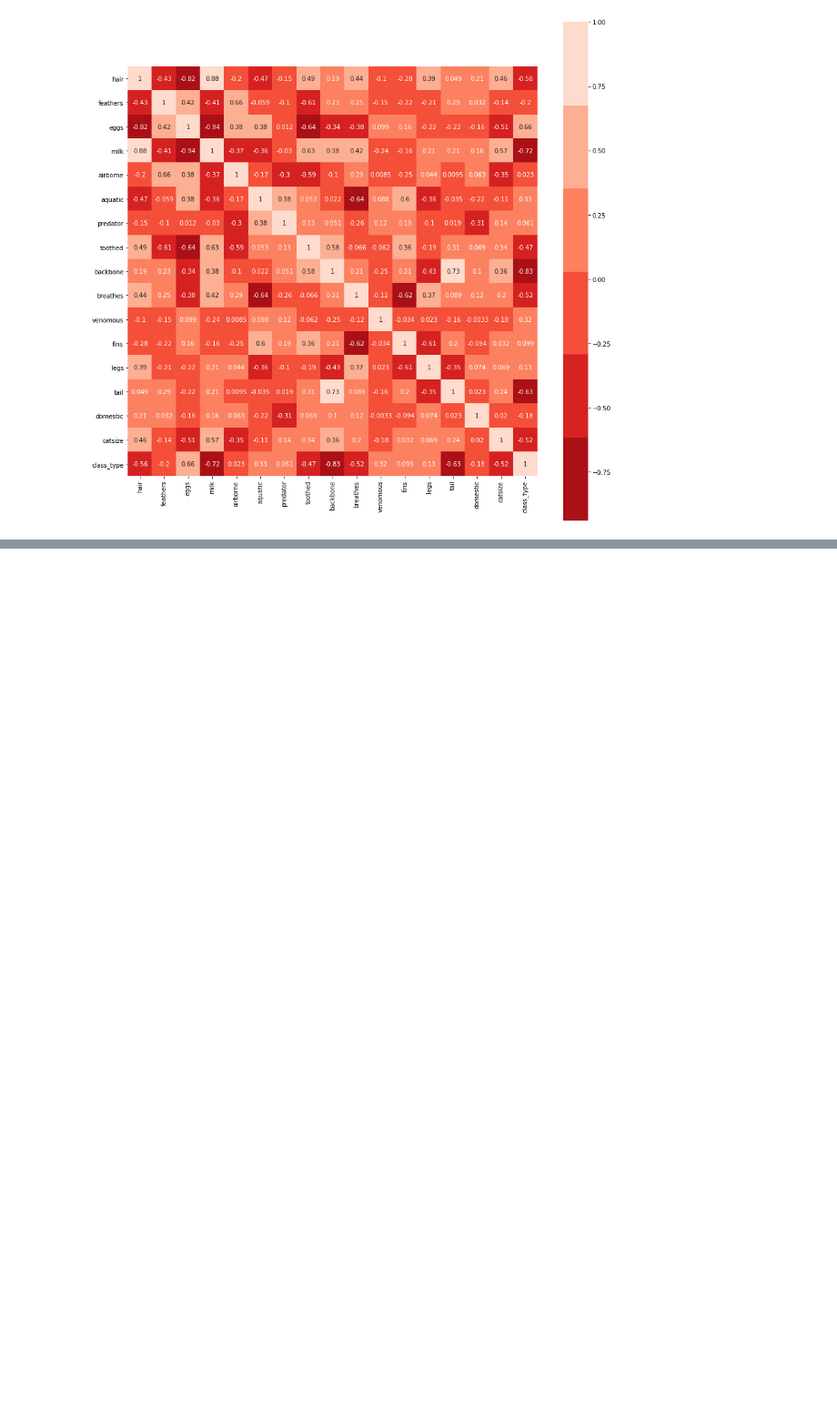
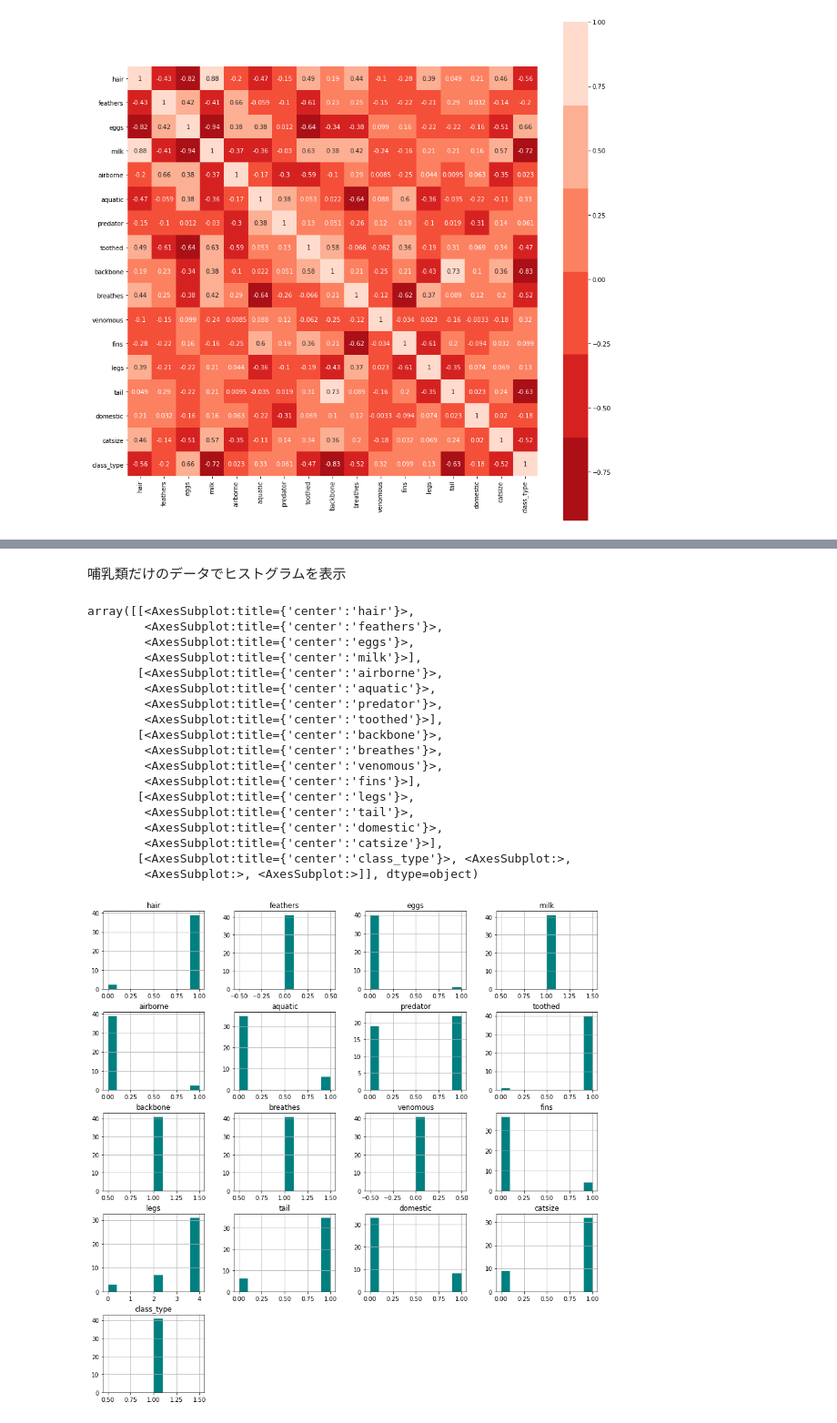
Before and after one commit to gonzou122/Animalclassification, a Jupyter notebook: animalClassification.ipynb, the cells around one changed output, grey strips where cells are left out. Shown at 91% size. Saved outputs shown, nothing was run; the diff lists cells and outputs as text; code cells hidden in the pictures; blank space fills up the shorter version.

```diff
--- a/animalClassification.ipynb
+++ b/animalClassification.ipynb
@@ -178,0 +208,24 @@ sns.heatmap(df_zoo_corr, square=True, annot=True, cmap=cmap)
+# %% [markdown]
+哺乳類だけのデータでヒストグラムを表示
+# %%
+df_zoo[df_zoo.class_type == 1].hist(bins=10,figsize=(15,15), color = 'teal')
+# %% [output]
+array([[<AxesSubplot:title={'center':'hair'}>,
+        <AxesSubplot:title={'center':'feathers'}>,
+        <AxesSubplot:title={'center':'eggs'}>,
+        <AxesSubplot:title={'center':'milk'}>],
+       [<AxesSubplot:title={'center':'airborne'}>,
+        <AxesSubplot:title={'center':'aquatic'}>,
+        <AxesSubplot:title={'center':'predator'}>,
+        <AxesSubplot:title={'center':'toothed'}>],
+       [<AxesSubplot:title={'center':'backbone'}>,
+        <AxesSubplot:title={'center':'breathes'}>,
+        <AxesSubplot:title={'center':'venomous'}>,
+        <AxesSubplot:title={'center':'fins'}>],
+       [<AxesSubplot:title={'center':'legs'}>,
+        <AxesSubplot:title={'center':'tail'}>,
+        <AxesSubplot:title={'center':'domestic'}>,
+        <AxesSubplot:title={'center':'catsize'}>],
+       [<AxesSubplot:title={'center':'class_type'}>, <AxesSubplot:>,
+        <AxesSubplot:>, <AxesSubplot:>]], dtype=object)
+[figure, added]
```
Also changed, not shown: parts of 5 cells of this notebook.
